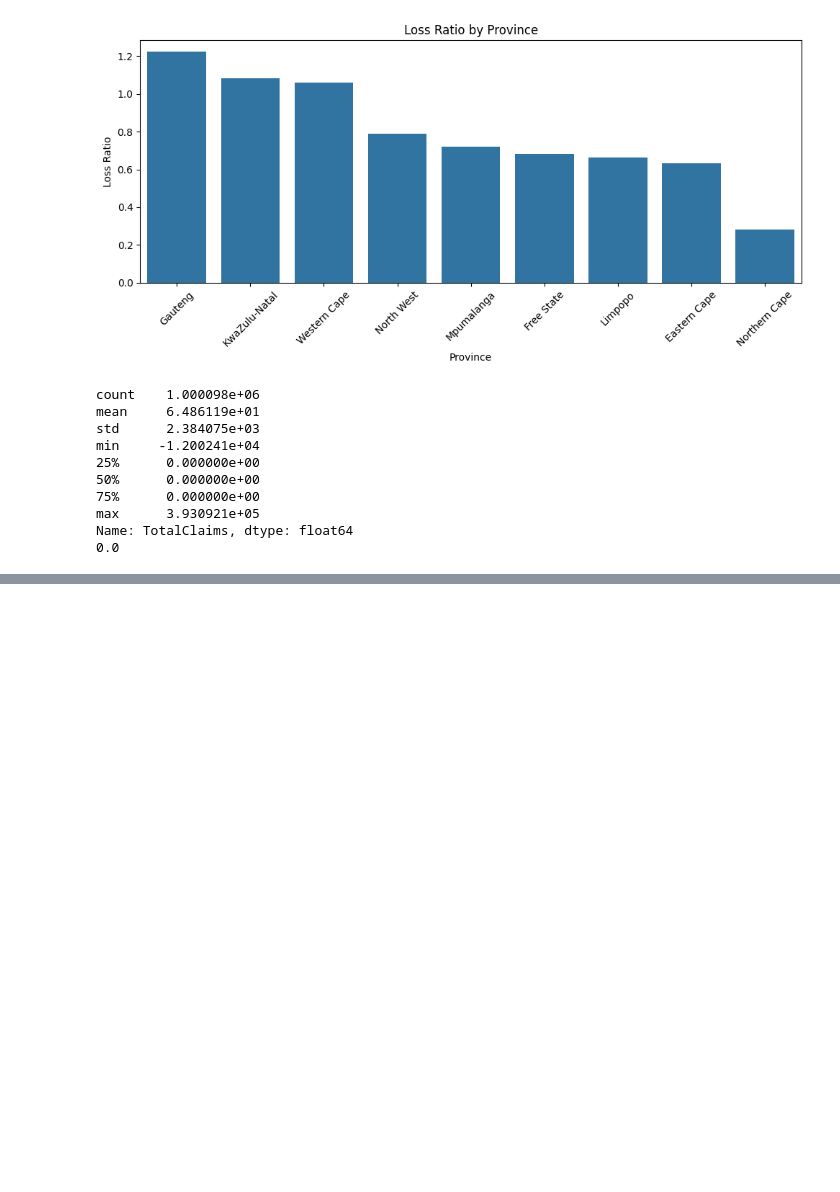
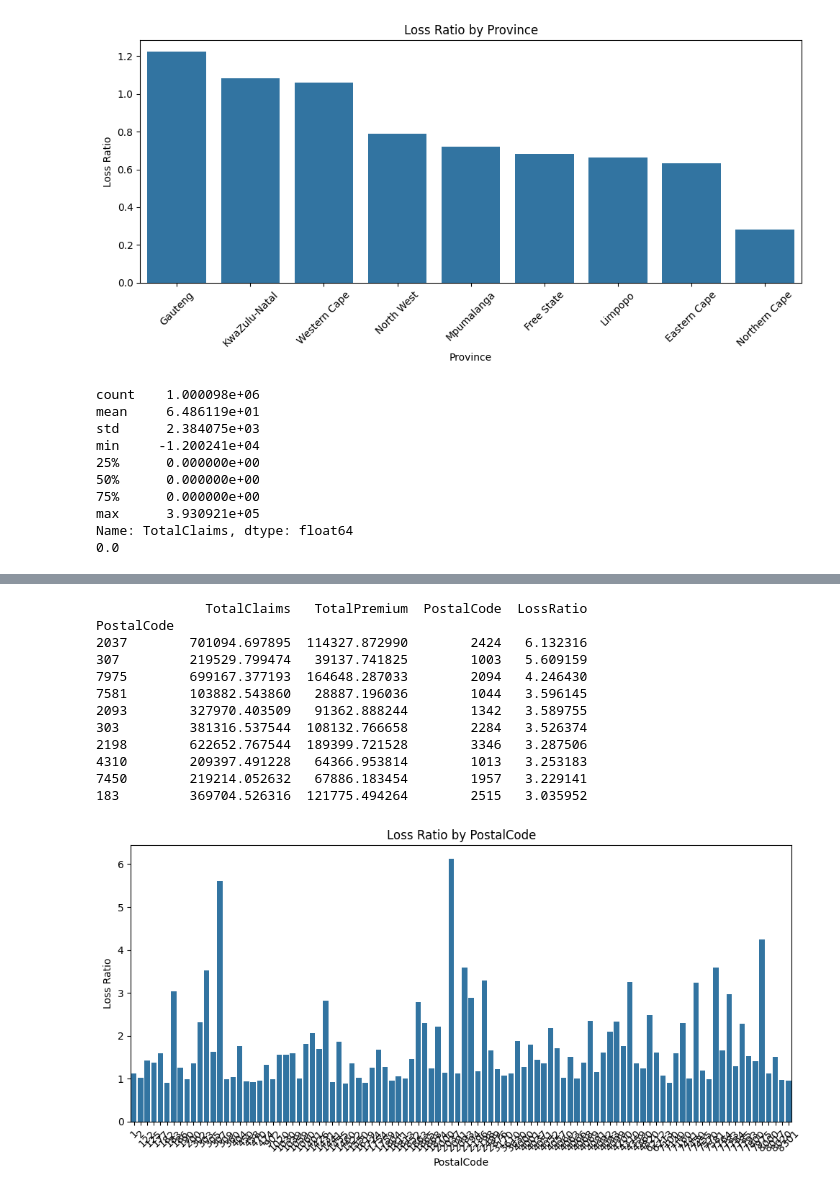
Before and after one commit to Sari-Amin/insurance-risk-analytics-ml, a Jupyter notebook: notebooks/eda.ipynb, the cells around one changed output, grey strips where cells are left out. Drawn from its saved outputs; the diff is of its cells as text; code cells hidden in the pictures; blank space fills up the shorter version.

```diff
--- a/notebooks/eda.ipynb
+++ b/notebooks/eda.ipynb
@@ -204,0 +234,33 @@ cleaned_df.head()
+# %%
+group_col = "PostalCode"
+grouped = df.groupby(group_col).agg({
+'TotalClaims': 'sum',
+'TotalPremium': 'sum',
+group_col: 'count'
+})
+grouped = grouped[grouped[group_col] >= 1000]  # avoid small group noise
+grouped['LossRatio'] = grouped['TotalClaims'] / grouped['TotalPremium']
+grouped = grouped.sort_values('LossRatio', ascending=False)[:100]
+print(grouped.head(10))
+plt.figure(figsize=(10, 5))
+sns.barplot(x=grouped.index, y=grouped['LossRatio'])
+plt.xticks(rotation=45)
+plt.title(f"Loss Ratio by {group_col}")
+plt.ylabel("Loss Ratio")
+plt.xlabel(group_col)
+plt.tight_layout()
+plt.show()
+# %% [output]
+              TotalClaims   TotalPremium  PostalCode  LossRatio
+PostalCode
+2037        701094.697895  114327.872990        2424   6.132316
+307         219529.799474   39137.741825        1003   5.609159
+7975        699167.377193  164648.287033        2094   4.246430
+7581        103882.543860   28887.196036        1044   3.596145
+2093        327970.403509   91362.888244        1342   3.589755
+303         381316.537544  108132.766658        2284   3.526374
+2198        622652.767544  189399.721528        3346   3.287506
+4310        209397.491228   64366.953814        1013   3.253183
+7450        219214.052632   67886.183454        1957   3.229141
+183         369704.526316  121775.494264        2515   3.035952
+[figure, added]
```
Also changed, not shown: parts of 8 cells of this notebook, 3 other files.
